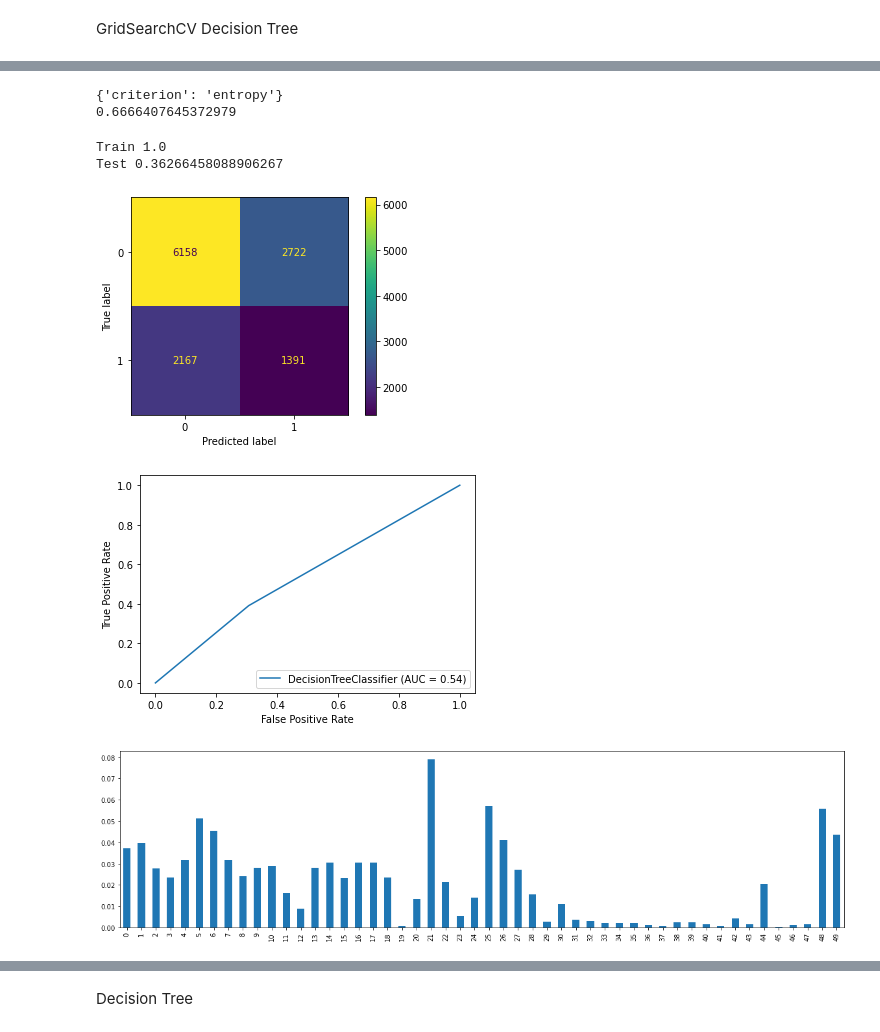
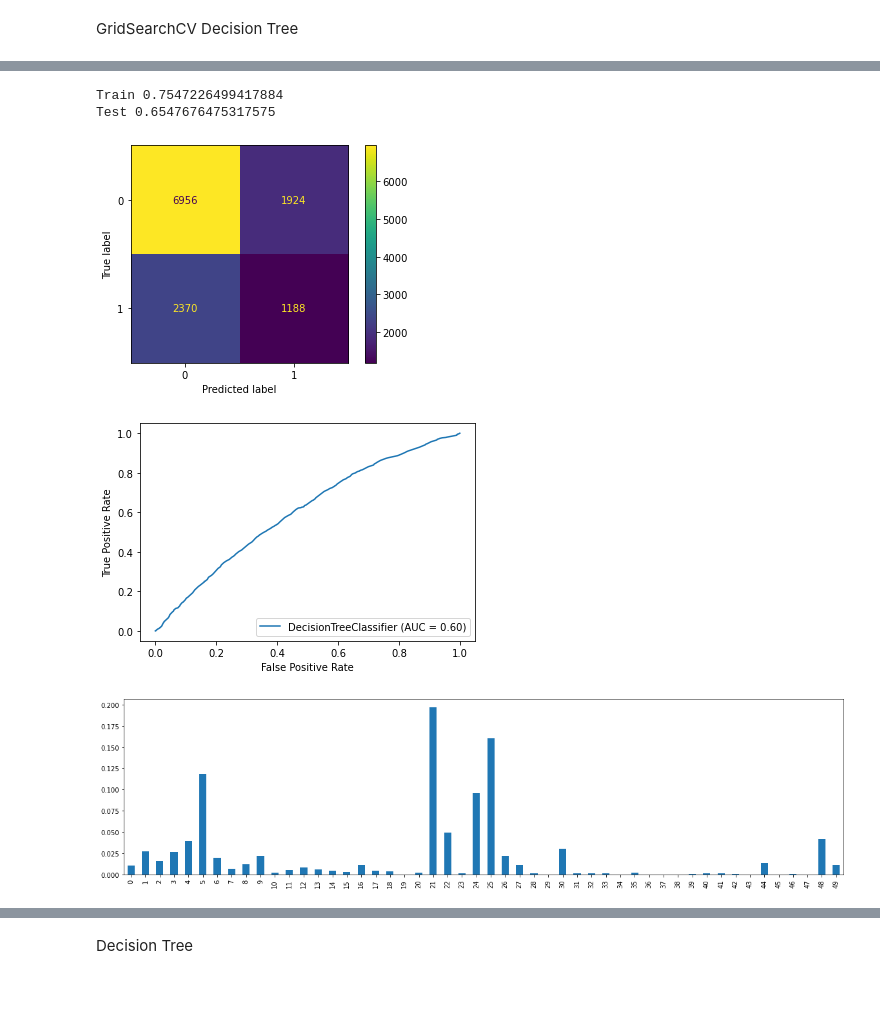
Before and after one commit to chris-helmerson/Cellular_Customer_Churn_Prediction, a Jupyter notebook: EDA.ipynb, the cells around one changed output, grey strips where cells are left out. Saved outputs shown, nothing was run; the diff lists cells and outputs as text; code cells hidden in the pictures; blank space fills up the shorter version.

Commit message:
Added more models

```diff
--- a/EDA.ipynb
+++ b/EDA.ipynb
@@ -160,13 +162,12 @@ Name: Churn, dtype: int64
 # %% [markdown]
 GridSearchCV Decision Tree
 # %%
-grid = {'criterion':['gini', 'entropy'], 'max_depth':[3,4,5,6], 'min_samples_split':[2,4,6],
-       'min_impurity_decrease':[.1,.01,.001,.0001]}
+grid = {'criterion':['gini', 'entropy'], 'max_depth':[5,10,15,20], 'min_samples_split':[1.0,2,3],
+       'min_impurity_decrease':[.0001,.00001], 'max_features':[None, 'sqrt','log2'],
+       'splitter':['best', 'random']}
 model = DecisionTreeClassifier()
 gs = GridSearchCV(model, param_grid=grid, cv=5)
 gs.fit(x_train_scaled, y_train)
-gs.best_estimator_.score(x_test_scaled, y_test)
-gs.best_params_
-gs.best_score_
-gs.cv_results_
+print(gs.best_params_)
+print(gs.best_score_)
 # %% [output]
@@ -190,14 +175,0 @@ gs.cv_results_
-# %%
-grid = {'criterion':['gini', 'entropy'], 'max_depth':[5,10,15,20], 'min_samples_split':[1.0,2,3],
-       'min_impurity_decrease':[.001,.0001,.00001,.000001], 'max_features':[None, 'sqrt','log2'],
-       'splitter':['best', 'random']}
-model = DecisionTreeClassifier()
-gs = GridSearchCV(model, param_grid=grid, cv=5)
-gs.fit(x_train_scaled, y_train)
-
-best_parameters = gs.best_estimator_.get_params()
-for param_name in sorted(grid.keys()):
-    print('\t%s: %r' % (param_name, best_parameters[param_name]))
-
-predictions = gs.predict(x_test_scaled)
-print(classification_report(y_test, predictions))
@@ -219,33 +176,19 @@ weighted avg       0.64      0.65      0.65     12438
-# %%
-f1 = make_scorer(f1_score)
-
-grid = {'criterion':['gini', 'entropy']}
-model = DecisionTreeClassifier()
-gs = GridSearchCV(model, param_grid=grid, scoring=f1, cv=5)
-gs.fit(x_train_scaled, y_train)
-# gs.best_estimator_.score(x_test_scaled, y_test)
-print(gs.best_params_)
-print(gs.best_score_)
-# gs.cv_results_
-# %% [output]
-{'criterion': 'entropy'}
-0.6666407645372979
 # %%
-clf = DecisionTreeClassifier(criterion='entropy')
+clf = DecisionTreeClassifier(max_depth=20, min_impurity_decrease=0.0001, min_samples_split=2)
 clf.fit(x_train_scaled, y_train)
 y_hat_train = clf.predict(x_train_scaled)
 y_hat_test = clf.predict(x_test_scaled)
-print(f'Train {f1_score(y_train, y_hat_train)}')
-print(f'Test {f1_score(y_test, y_hat_test)}')
+print(f'Train {accuracy_score(y_train, y_hat_train)}')
+print(f'Test {accuracy_score(y_test, y_hat_test)}')
 plot_confusion_matrix(clf, x_test_scaled, y_test);
 plot_roc_curve(clf, x_test_scaled, y_test);
 
 ranking = clf.feature_importances_
 fig, ax = plt.subplots(figsize=(20,5))
 pd.Series(ranking).plot.bar(ax=ax);
 # %% [output]
-Train 1.0
-Test 0.36266458088906267
+Train 0.7547226499417884
+Test 0.6547676475317575
-[figure, old version]
+[figure, new version]
-[figure, old version]
+[figure, new version]
-[figure, old version]
+[figure, new version]
```
Also changed, not shown: parts of 10 cells of this notebook.
